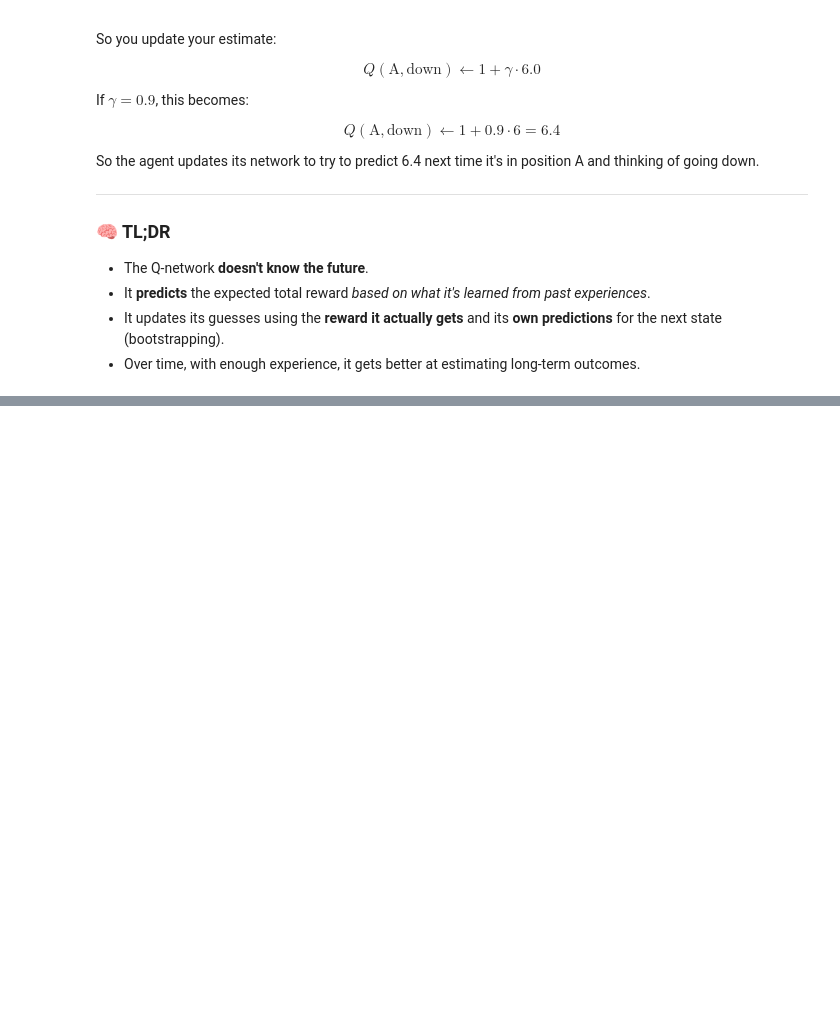
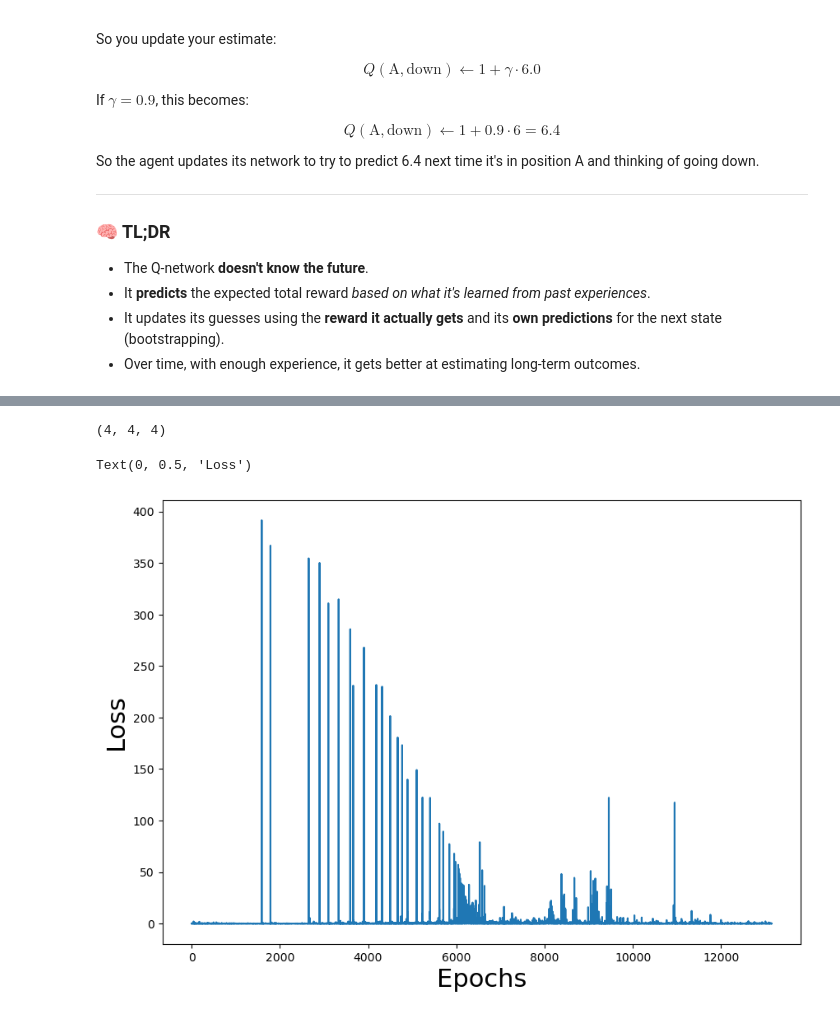
Before and after one commit to ansingh16/Deep_RL, a Jupyter notebook: Deep_RL.ipynb, the cells around one changed output, grey strips where cells are left out. Saved outputs shown, nothing was run; the diff lists cells and outputs as text; code cells hidden in the pictures; blank space fills up the shorter version.

```diff
--- a/Deep_RL.ipynb
+++ b/Deep_RL.ipynb
@@ -450,0 +510,4 @@ game = Gridworld(size=4, mode='static')
+# %%
+game.board.render_np().shape
+# %% [output]
+(4, 4, 4)
@@ -450,0 +549,8 @@ game = Gridworld(size=4, mode='static')
+# %%
+# set of actions mapped to strings
+action_set = {
+                0: 'u',
+                1: 'd',
+                2: 'l',
+                3: 'r',
+            }
@@ -450,0 +651,8 @@ game = Gridworld(size=4, mode='static')
+# %%
+plt.figure(figsize=(10,7))
+plt.plot(losses)
+plt.xlabel("Epochs",fontsize=22)
+plt.ylabel("Loss",fontsize=22)
+# %% [output]
+Text(0, 0.5, 'Loss')
+[figure, added]
```
Also changed, not shown: parts of 12 cells of this notebook.
